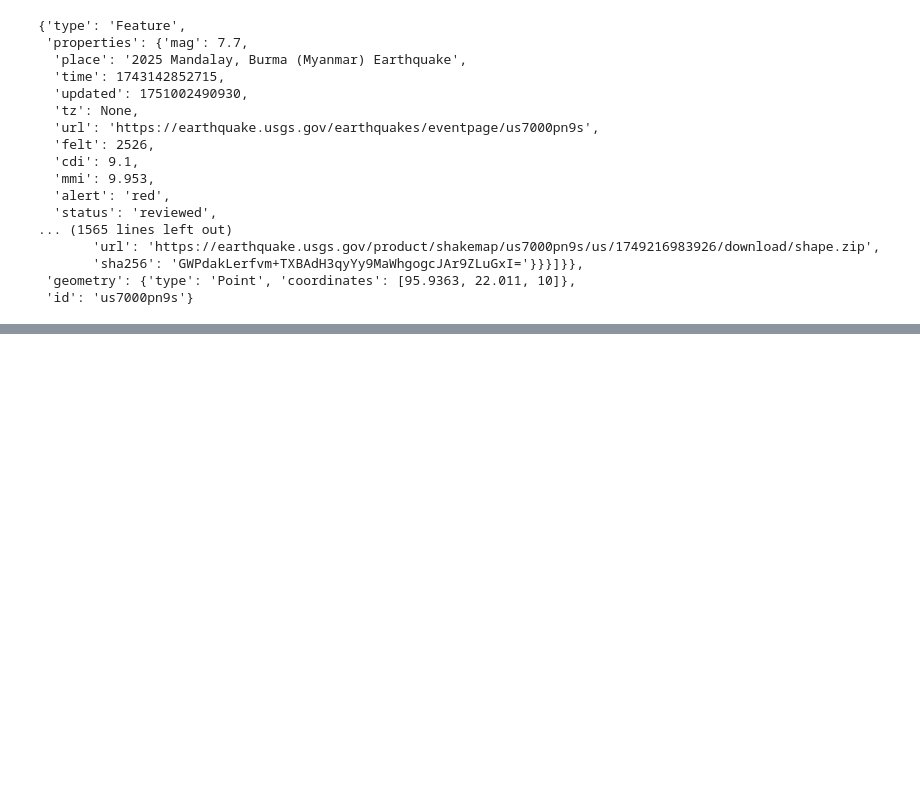
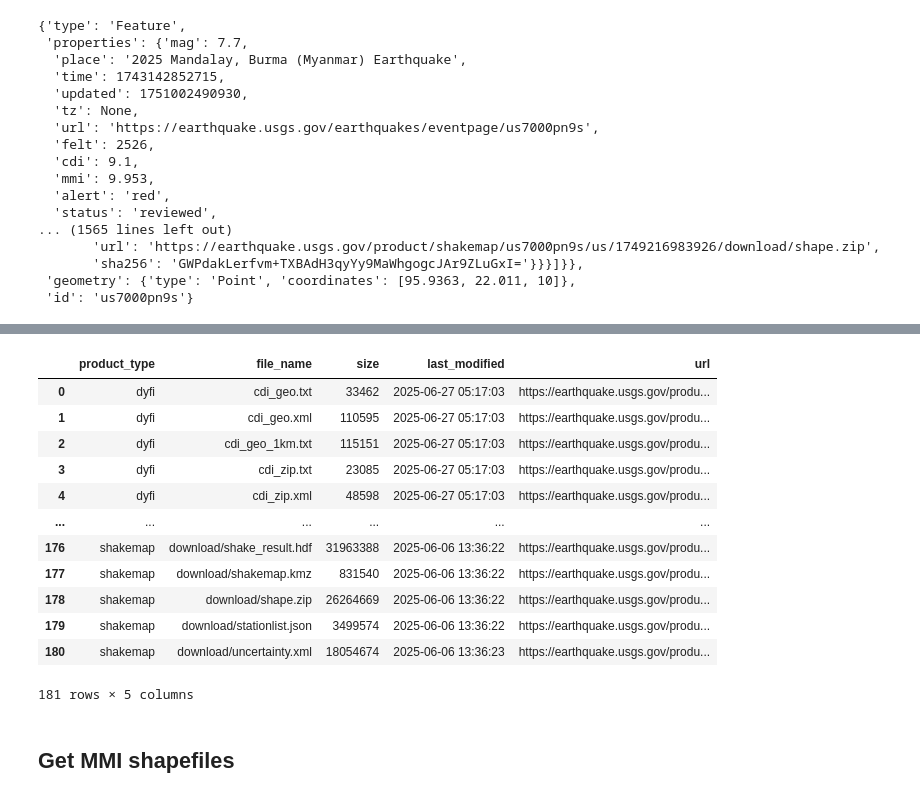
Before and after one commit to olafkoenig/2025_usgs_earthquake_mapping, a Jupyter notebook: usgs_data.ipynb, the cells around one changed output, grey strips where cells are left out. Cells and saved outputs as stored; diff of their text form; code cells hidden in the pictures; blank space fills up the shorter version.

```diff
--- a/usgs_data.ipynb
+++ b/usgs_data.ipynb
@@ -212,11 +212,26 @@ for product_type, product_list in products.items():
 
 files = sorted(files, key=lambda x: (x['product_type'], x['file_name']))
 
+# Printing products
+
 for f in files:
     print(
         f"{f['product_type']:16} {f['file_name']:40} "
         f"{f['size']:>10} bytes  {f['last_modified']:19}  {f['url']}"
     )
+
+products_listing = []
+
+for f in files:
+    products_listing.append({
+        "product_type": f["product_type"],
+        "file_name": f["file_name"],
+        "size": f["size"],
+        "last_modified": f["last_modified"],
+        "url": f["url"]
+    })
+
+df_product = pd.DataFrame(products_listing)
 # %% [output]
 dyfi             cdi_geo.txt                                   33462 bytes  2025-06-27 05:17:03  https://earthquake.usgs.gov/product/dyfi/us7000pn9s/us/1751001424084/cdi_geo.txt
 dyfi             cdi_geo.xml                                  110595 bytes  2025-06-27 05:17:03  https://earthquake.usgs.gov/product/dyfi/us7000pn9s/us/1751001424084/cdi_geo.xml
@@ -237,0 +255,18 @@ shakemap         download/uncertainty.xml                   18054674 bytes  2025
+# %%
+df_product
+# %% [output]
+|  | product_type | file_name | size | last_modified | url |
+| 0 | dyfi | cdi_geo.txt | 33462 | 2025-06-27 05:17:03 | https://earthquake.usgs.gov/produ... |
+| 1 | dyfi | cdi_geo.xml | 110595 | 2025-06-27 05:17:03 | https://earthquake.usgs.gov/produ... |
+| 2 | dyfi | cdi_geo_1km.txt | 115151 | 2025-06-27 05:17:03 | https://earthquake.usgs.gov/produ... |
+| 3 | dyfi | cdi_zip.txt | 23085 | 2025-06-27 05:17:03 | https://earthquake.usgs.gov/produ... |
+| 4 | dyfi | cdi_zip.xml | 48598 | 2025-06-27 05:17:03 | https://earthquake.usgs.gov/produ... |
+| ... | ... | ... | ... | ... | ... |
+| 176 | shakemap | download/shake_result.hdf | 31963388 | 2025-06-06 13:36:22 | https://earthquake.usgs.gov/produ... |
+| 177 | shakemap | download/shakemap.kmz | 831540 | 2025-06-06 13:36:22 | https://earthquake.usgs.gov/produ... |
+| 178 | shakemap | download/shape.zip | 26264669 | 2025-06-06 13:36:22 | https://earthquake.usgs.gov/produ... |
+| 179 | shakemap | download/stationlist.json | 3499574 | 2025-06-06 13:36:22 | https://earthquake.usgs.gov/produ... |
+| 180 | shakemap | download/uncertainty.xml | 18054674 | 2025-06-06 13:36:23 | https://earthquake.usgs.gov/produ... |
+181 rows × 5 columns
+# %% [markdown]
+## Get MMI shapefiles
```
Also changed, not shown: parts of 6 cells of this notebook, 1 other file.
